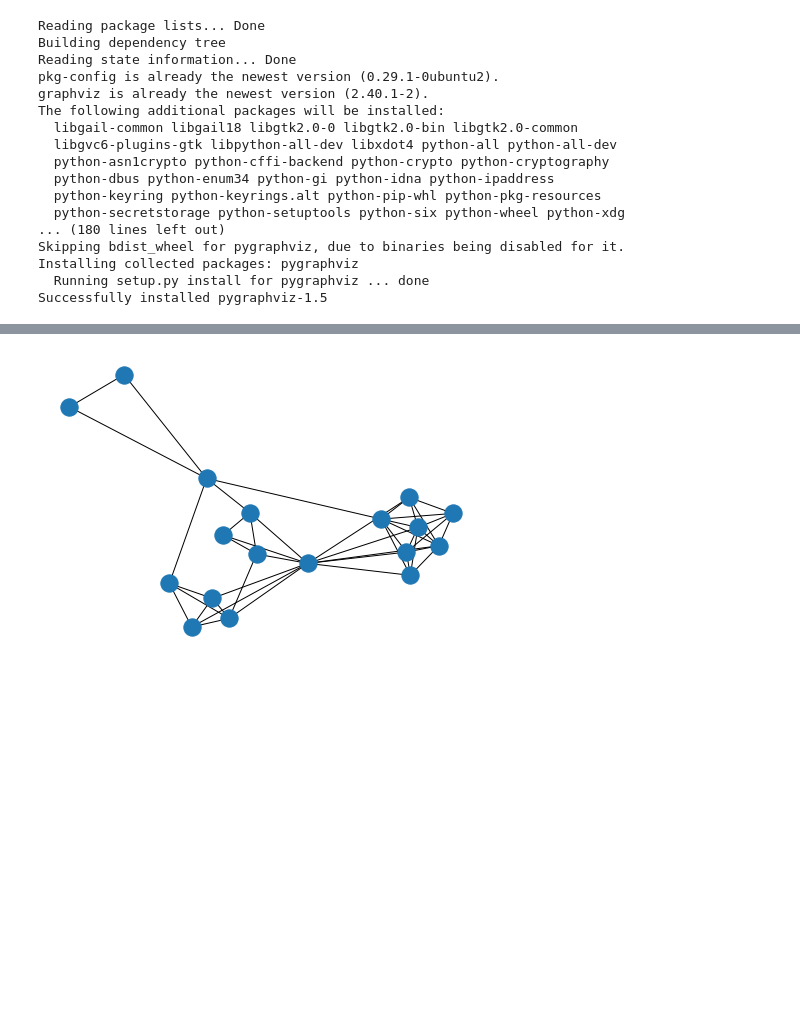
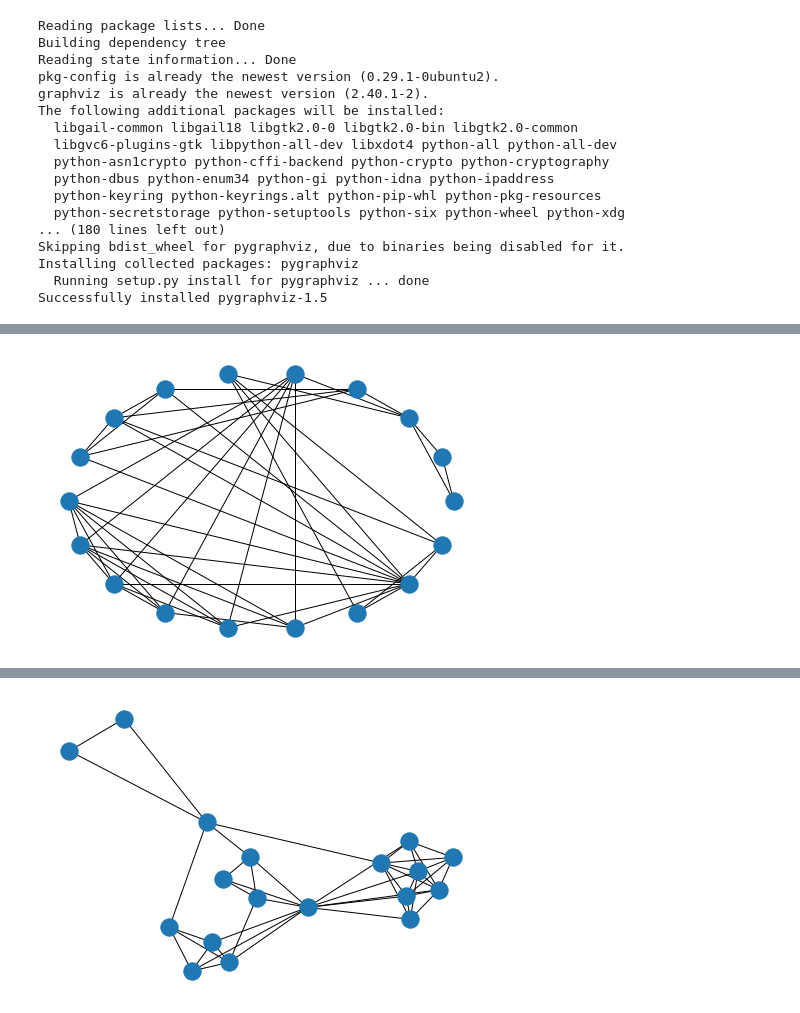
Before and after one commit to carloscarvajal1cc/Data_Vis, a Jupyter notebook: DVA3.ipynb, the cells around one changed output, grey strips where cells are left out. Cells and saved outputs as stored; diff of their text form; code cells hidden in the pictures; blank space fills up the shorter version.

```diff
--- a/DVA3.ipynb
+++ b/DVA3.ipynb
@@ -98,0 +112,5 @@ TacmeNetwork.add_edge('16','10', weight = 2)
+# %%
+nx.spring_layout(TacmeNetwork)
+nx.draw_shell(TacmeNetwork)
+# %% [output]
+[figure, added]
```
Also changed, not shown: parts of 31 cells of this notebook.
